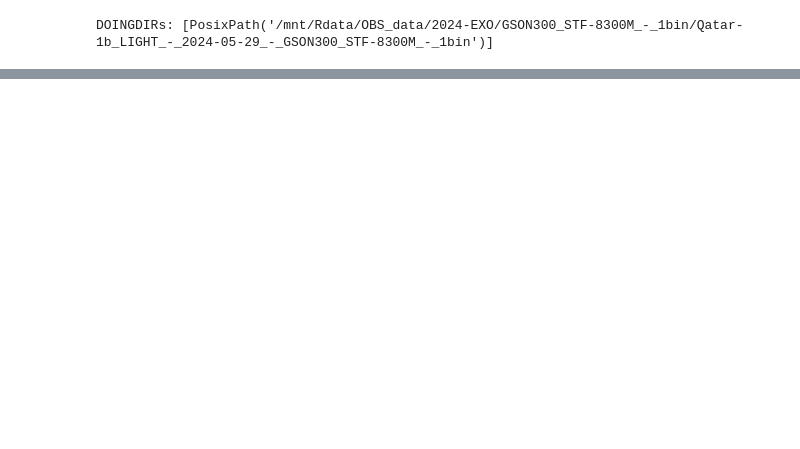
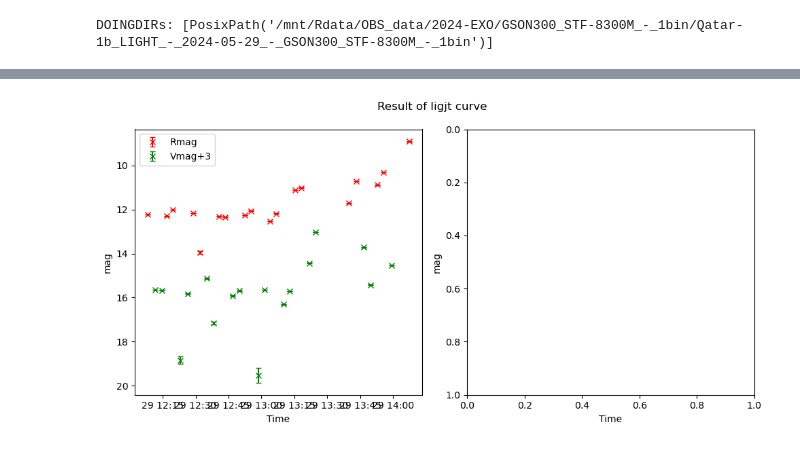
Before and after one commit to guitar79/astro_Python, a Jupyter notebook: 06_08_plot_light_curve_using_csv.ipynb, the cells around one changed output, grey strips where cells are left out. Saved outputs shown, nothing was run; the diff lists cells and outputs as text; code cells hidden in the pictures; blank space fills up the shorter version.

```diff
--- a/06_08_plot_light_curve_using_csv.ipynb
+++ b/06_08_plot_light_curve_using_csv.ipynb
@@ -817,0 +335,2 @@ plt.savefig(f"{INSTRESULTDIR}/{fpath.stem}_M_inst.png")
+# %%
+df_star['t_middle_dt'] = pd.to_datetime(df['t_middle'])
@@ -817,0 +389,49 @@ plt.savefig(f"{INSTRESULTDIR}/{fpath.stem}_M_inst.png")
+# %%
+fig, axs = plt.subplots(1, 2, figsize=(10, 5), sharex=False, sharey=False, gridspec_kw=None)
+
+axs[0].errorbar(df_star["t_middle_dt"],
+            df_star['R_magnitude'], yerr=abs(df_star["merr_ann"]),
+            marker='x',
+            ecolor="red",
+            mfc='red',
+            mec='red',
+            ls='none',
+            #ms=10,
+            capsize=3,
+            label="Rmag")
+axs[0].errorbar(df_star["t_middle_dt"],
+            df_star['V_magnitude']+3, yerr=abs(df_star["merr_ann"]),
+            marker='x',
+            # ecolor="yellow",
+            # mfc='yellow',
+            # mec='yellow',
+            ecolor="green",
+            mfc='green',
+            mec='green',
+            ls='none',
+            #ms=10,
+            capsize=3,
+            label="Vmag+3")
+
+axs[0].invert_yaxis()
+axs[0].set(
+    xlabel='Time',
+    ylabel="mag"
+)
+axs[0].legend()
+
+axs[1].invert_yaxis()
+axs[1].set(
+    xlabel=f"Time",
+    ylabel="mag"
+)
+
+plt.suptitle(f"Result of ligjt curve", fontsize=12,)
+
+plt.tight_layout()
+# plt.savefig(f"{DIFFPRESULTDIR}/{fpath.stem}_standardization1.png")
+
+# plt.show()
+# plt.close()
+# %% [output]
+[figure, added]
```
Also changed, not shown: parts of 39 cells of this notebook, 38 other files.
